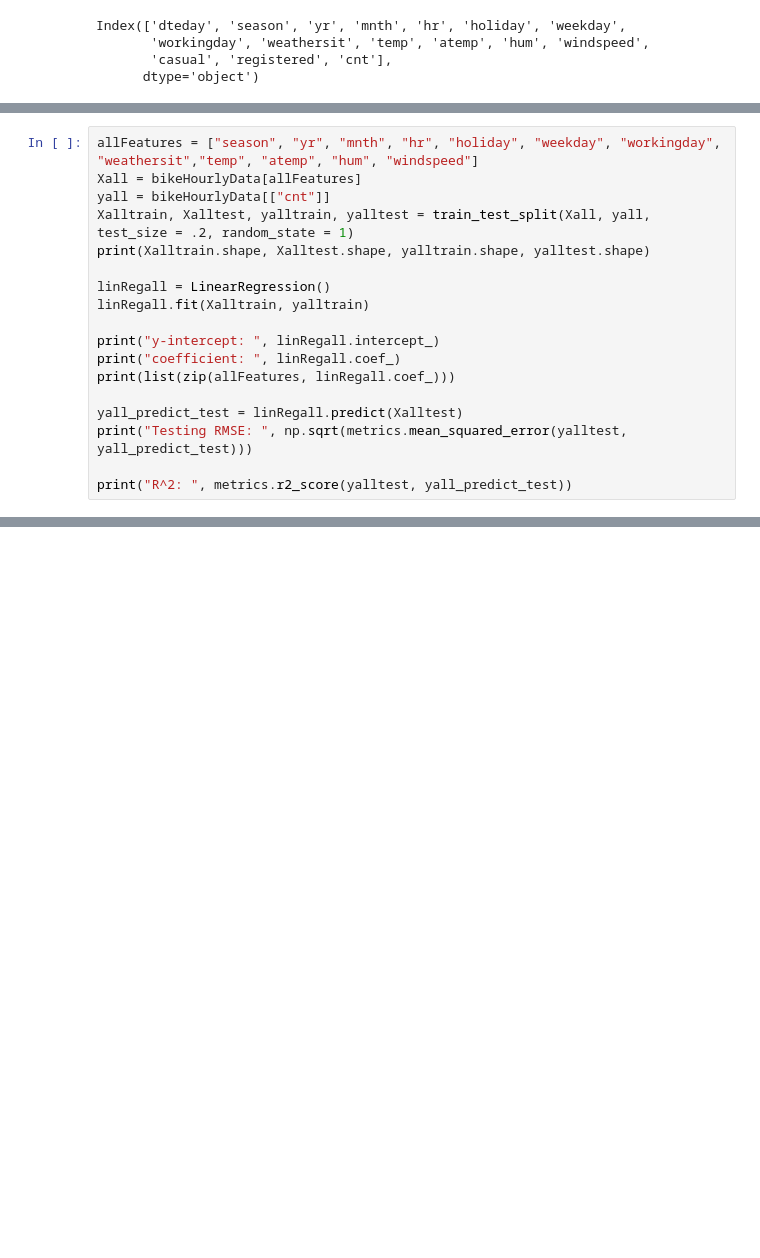
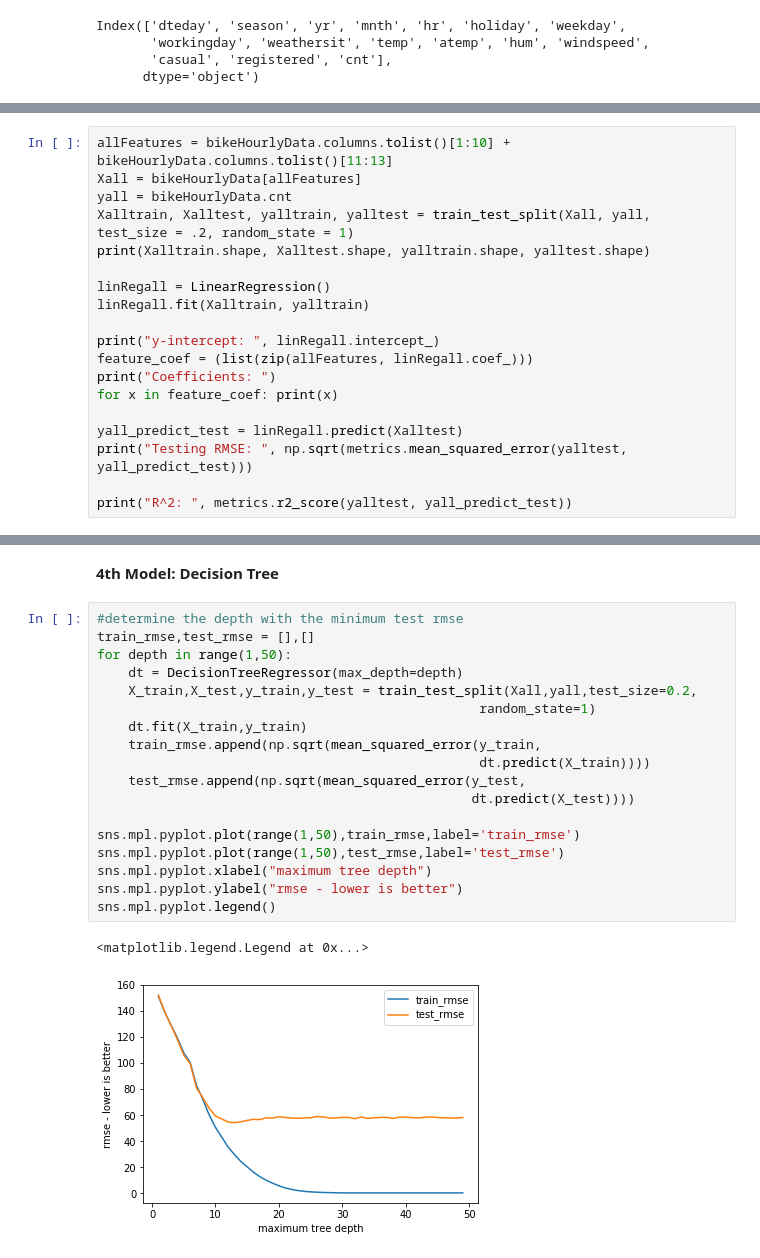
Before and after one commit to meoriordan/Intro-to-Data-Science-Project, a Jupyter notebook: Project.ipynb, the cells around one changed output, grey strips where cells are left out. Drawn from its saved outputs; the diff is of its cells as text; blank space fills up the shorter version.

```diff
--- a/Project.ipynb
+++ b/Project.ipynb
@@ -308,7 +339,7 @@ Index(['dteday', 'season', 'yr', 'mnth', 'hr', 'holiday', 'weekday',
 # %%
-allFeatures = ["season", "yr", "mnth", "hr", "holiday", "weekday", "workingday", "weathersit","temp", "atemp", "hum", "windspeed"]
+allFeatures = bikeHourlyData.columns.tolist()[1:10] + bikeHourlyData.columns.tolist()[11:13]
 Xall = bikeHourlyData[allFeatures]
-yall = bikeHourlyData[["cnt"]]
+yall = bikeHourlyData.cnt
 Xalltrain, Xalltest, yalltrain, yalltest = train_test_split(Xall, yall, test_size = .2, random_state = 1)
 print(Xalltrain.shape, Xalltest.shape, yalltrain.shape, yalltest.shape)
 
@@ -316,8 +347,9 @@ linRegall = LinearRegression()
 linRegall.fit(Xalltrain, yalltrain)
 
 print("y-intercept: ", linRegall.intercept_)
-print("coefficient: ", linRegall.coef_)
-print(list(zip(allFeatures, linRegall.coef_)))
+feature_coef = (list(zip(allFeatures, linRegall.coef_)))
+print("Coefficients: ")
+for x in feature_coef: print(x)
 
 yall_predict_test = linRegall.predict(Xalltest)
 print("Testing RMSE: ", np.sqrt(metrics.mean_squared_error(yalltest, yall_predict_test)))
@@ -373 +410,24 @@ Testing RMSE:  120.17405462100022
+# %% [markdown]
+**4th Model: Decision Tree**
+# %%
+#determine the depth with the minimum test rmse
+train_rmse,test_rmse = [],[]
+for depth in range(1,50):
+    dt = DecisionTreeRegressor(max_depth=depth)
+    X_train,X_test,y_train,y_test = train_test_split(Xall,yall,test_size=0.2,
+                                                 random_state=1)
+    dt.fit(X_train,y_train)
+    train_rmse.append(np.sqrt(mean_squared_error(y_train,
+                                                 dt.predict(X_train))))
+    test_rmse.append(np.sqrt(mean_squared_error(y_test,
+                                                dt.predict(X_test))))
+
+sns.mpl.pyplot.plot(range(1,50),train_rmse,label='train_rmse')
+sns.mpl.pyplot.plot(range(1,50),test_rmse,label='test_rmse')
+sns.mpl.pyplot.xlabel("maximum tree depth")
+sns.mpl.pyplot.ylabel("rmse - lower is better")
+sns.mpl.pyplot.legend()
+# %% [output]
+<matplotlib.legend.Legend at 0x...>
+[figure, added]
 # %%
```
Also changed, not shown: parts of 29 cells of this notebook.
